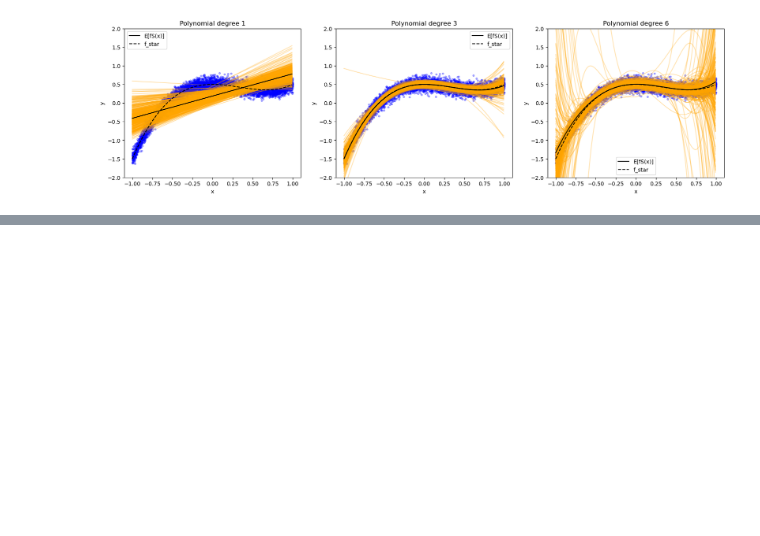
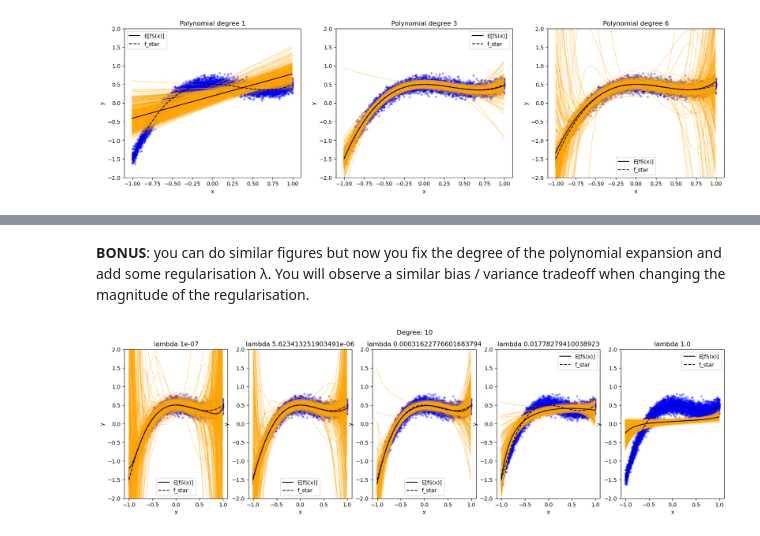
Before and after one commit to pangyujin/ML_course, a Jupyter notebook: labs/ex04/template/ex04.ipynb, the cells around one changed output, grey strips where cells are left out. Saved outputs shown, nothing was run; the diff lists cells and outputs as text; code cells hidden in the pictures; blank space fills up the shorter version.

Commit message:
ex04: Bonus

```diff
--- a/labs/ex04/template/ex04.ipynb
+++ b/labs/ex04/template/ex04.ipynb
@@ -368,3 +367,66 @@ bias_variance_demo(0.1, [1, 3, 6])
 # %% [markdown]
 Your output should ressemble to this:
 ![alt text](bias_variance.png)
+# %% [markdown]
+**BONUS**: you can do similar figures but now you fix the degree of the polynomial expansion and add some
+regularisation λ. You will observe a similar bias / variance tradeoff when changing the magnitude of the
+regularisation.
+# %%
+def plot_poly_ridge(x, y, weights, degree, lambda_, ax, alpha=0.3):
+    xvals = np.arange(-1, 1, 0.01)
+    tx = build_poly(xvals, degree)
+
+    # add normalization
+    f = tx.dot(weights)
+
+    ax.plot(xvals, f, color="orange", alpha=alpha)
+    ax.scatter(x, y, color="b", alpha=alpha, s=10)
+    ax.set_xlabel("x")
+    ax.set_ylabel("y")
+    ax.set_title("lambda " + str(lambda_))
+    ax.set_ylim(-1, 2)
+
+def bias_variance_demo_bonus(sigma, lambdas):
+    """Illustration of the bias-variance tradeoff.
+
+    Args:
+        sigma: scalar, noise variance
+        degrees: shape = (3,), 3 different degrees to consider
+    Returns:
+    """
+    # define parameters
+    seeds = range(400)  # number of runs
+    num_data = 15
+    degree = 10
+
+    fig, axs = plt.subplots(1, len(lambdas), figsize=(20, 5))
+    fig.suptitle("Degree: " + str(degree))
+    for index_degree, lambda_ in enumerate(lambdas):
+        # ***************************************************
+        # INSERT YOUR CODE HERE
+        # ***************************************************
+        weights = []
+        for seed in seeds:
+            np.random.seed(seed)
+            xs = np.random.uniform(-1, 1, num_data)
+            # the outputs will be f_star(x) + some random gaussian noise of variance sigma**2
+            ys = f_star(xs) + sigma * np.random.randn(num_data) # observation = true_val + noise
+
+            x = build_poly(xs, degree)
+            # w, _ = least_squares(ys, x)
+            w = ridge_regression(ys, x, lambda_)
+            weights.append(w)
+            plot_poly_ridge(xs, ys, w, degree, lambda_, axs[index_degree])
+
+        # compute and plot bias (mean)
+        w_mean = np.mean(weights, axis=0) # average element wise of np.array in a list of np.array, use axis=0
+        plot_f(w_mean, degree, axs[index_degree], label="E[fS(x)]")
+
+        plot_fstar(axs[index_degree])
+        axs[index_degree].legend()
+    plt.show()
+
+
+bias_variance_demo_bonus(0.1, np.logspace(-7, 0, 5))
+# %% [output]
+[figure, added]
```
Also changed, not shown: parts of 1 cell of this notebook.
